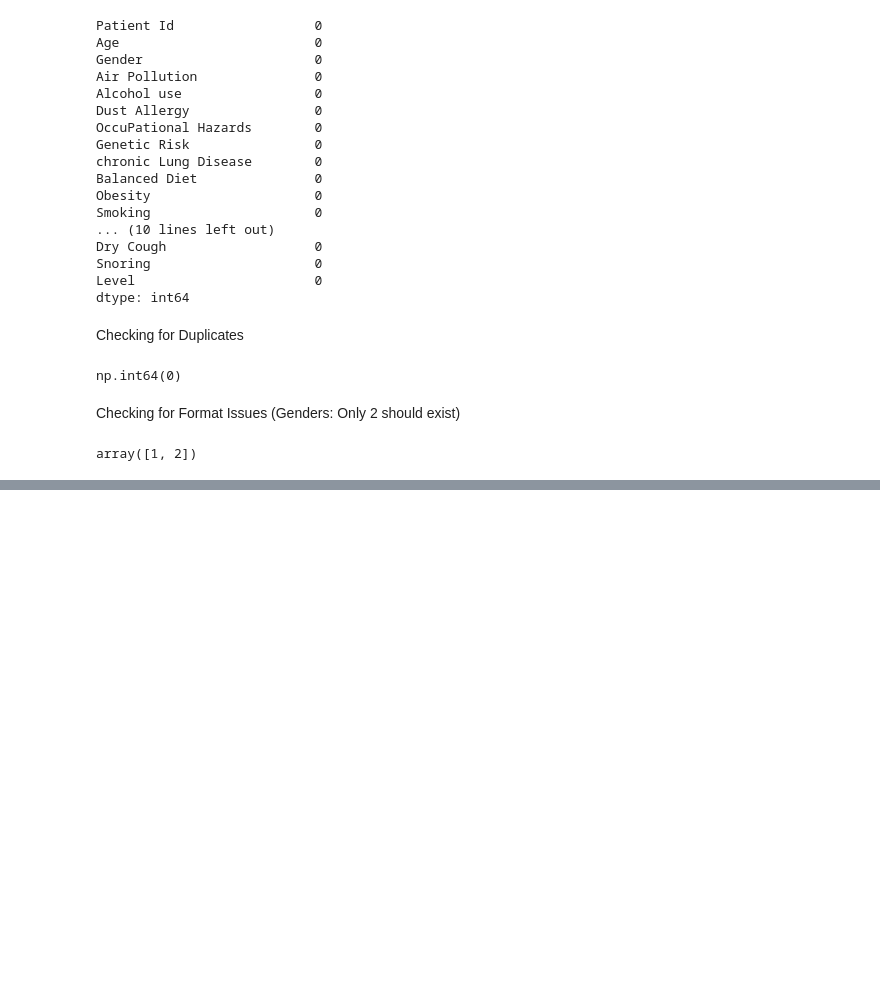
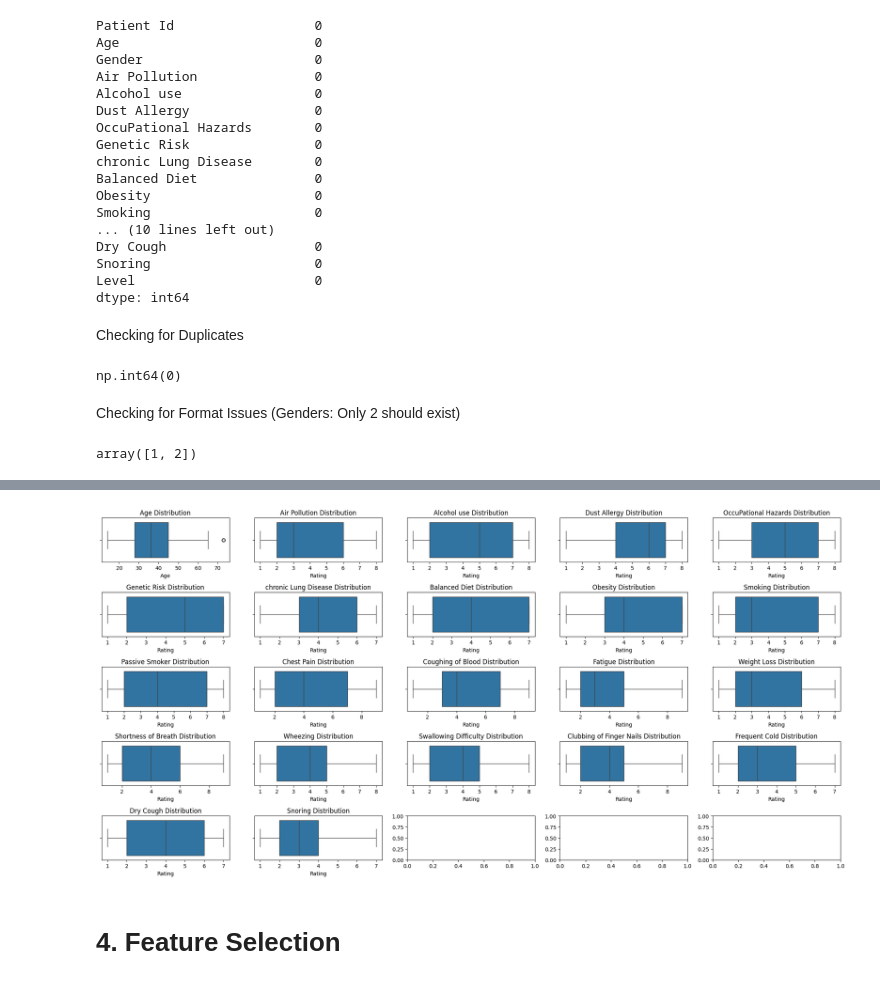
Before and after one commit to aliyan-navaid/onco-insights, a Jupyter notebook: notebooks/initials.ipynb, the cells around one changed output, grey strips where cells are left out. Saved outputs shown, nothing was run; the diff lists cells and outputs as text; code cells hidden in the pictures; blank space fills up the shorter version.

```diff
--- a/notebooks/initials.ipynb
+++ b/notebooks/initials.ipynb
@@ -82,0 +158,24 @@ array([1, 2])
+# %%
+fig, axes = plt.subplots(5,5, figsize=(20,10))
+axes = axes.flatten()
+
+for i, feature in enumerate(numeric_cols):
+    sns.boxplot(
+        data=df,
+        x=feature,
+        ax=axes[i]
+    )
+
+    axes[i].set_title(f"{feature} Distribution")
+
+    label = "Rating"
+    if feature=="Age":
+        label="Age"
+    axes[i].set_xlabel(f"{label}")
+
+plt.tight_layout()
+plt.show()
+# %% [output]
+[figure, added]
+# %% [markdown]
+# 4. Feature Selection
```
Also changed, not shown: parts of 8 cells of this notebook.
